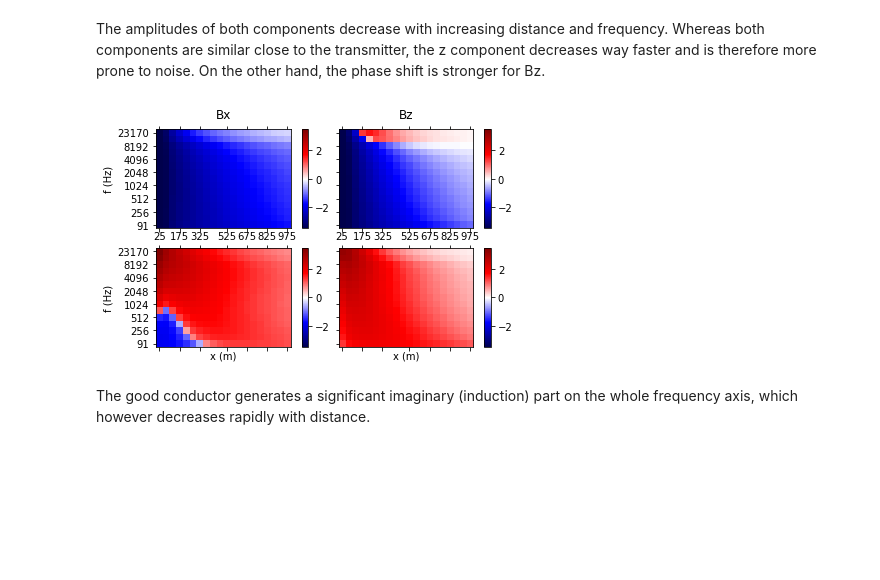
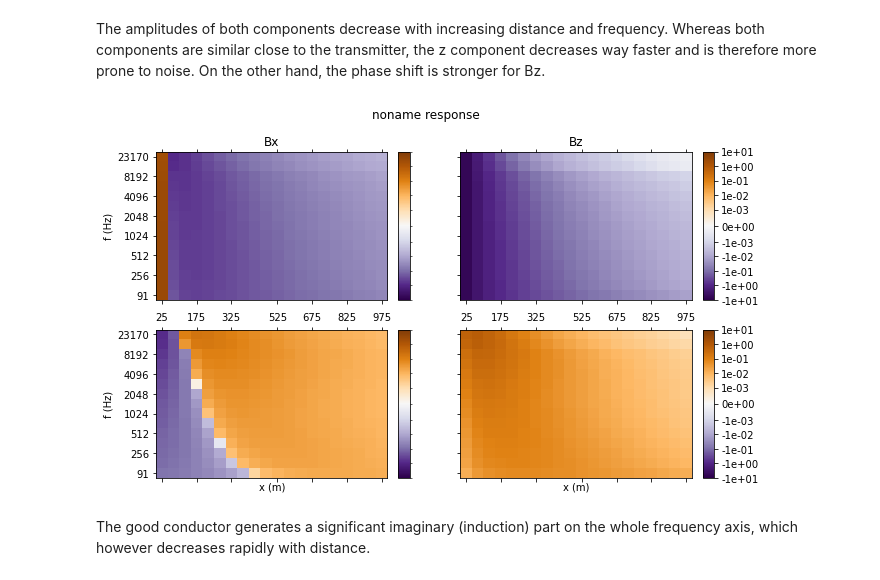
Before and after one commit to LIAG-S2/SAEM, a Jupyter notebook: examples/SimpleModelling.ipynb, the cells around one changed output. Drawn from its saved outputs; the diff is of its cells as text; code cells hidden in the pictures; blank space fills up the shorter version.

```diff
--- a/examples/SimpleModelling.ipynb
+++ b/examples/SimpleModelling.ipynb
@@ -60,9 +61,9 @@ The amplitudes of both components decrease with increasing distance and frequenc
 # %%
 # We can also show real and imaginary part of the data.
 # As we don't see much in a linear scale, we use a symlog scale (decades over threshold).
-self.showLineData(cmp=[1, 0, 1], amphi=False, log=1e-3, alim=[-3, 3]);
+self.showLineData(what="response");
 # %% [output]
-[figure, old version]
+[figure, new version]
 # %% [markdown]
 The good conductor generates a significant imaginary (induction) part on the whole frequency axis, which however decreases rapidly with distance.
 # %%
```
Also changed, not shown: parts of 11 cells of this notebook, 3 other files.
